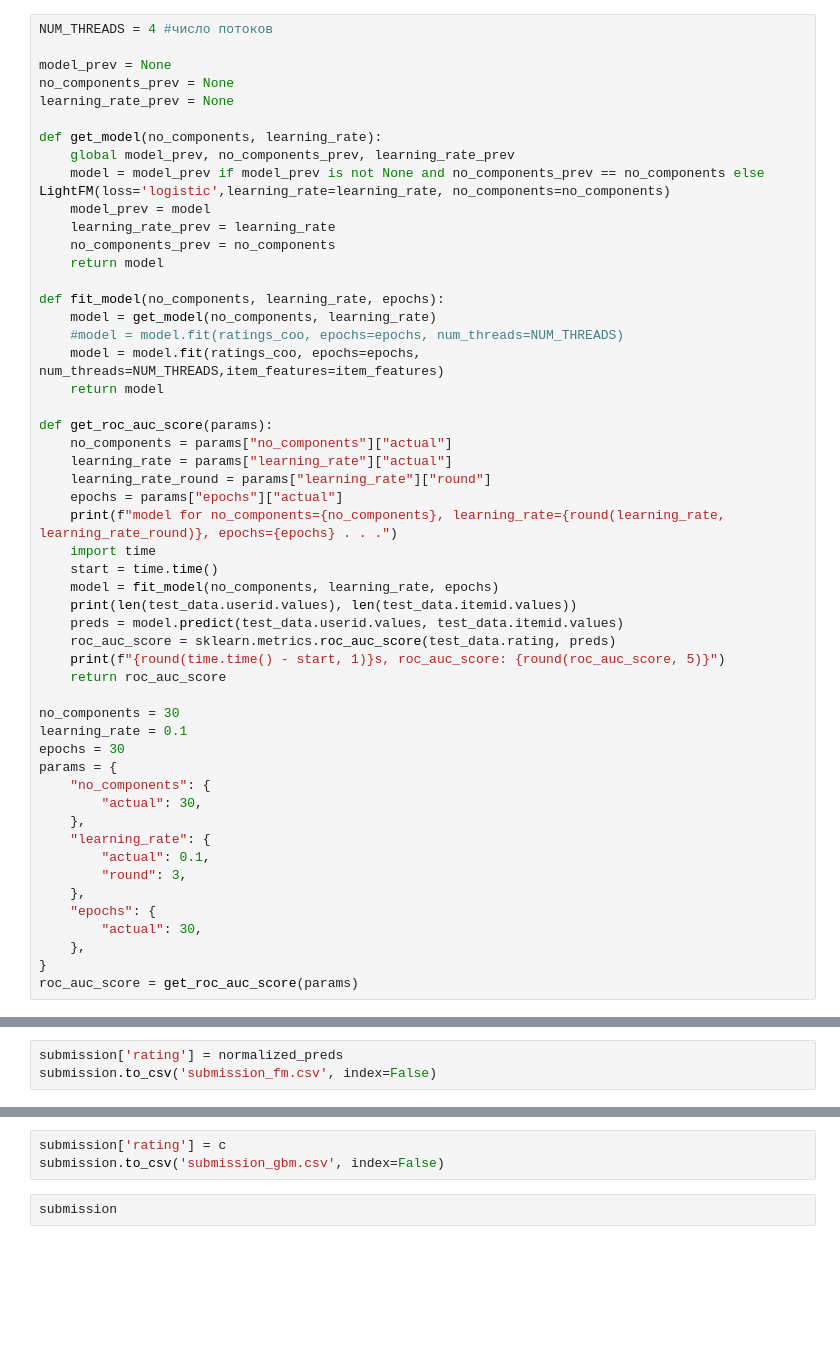
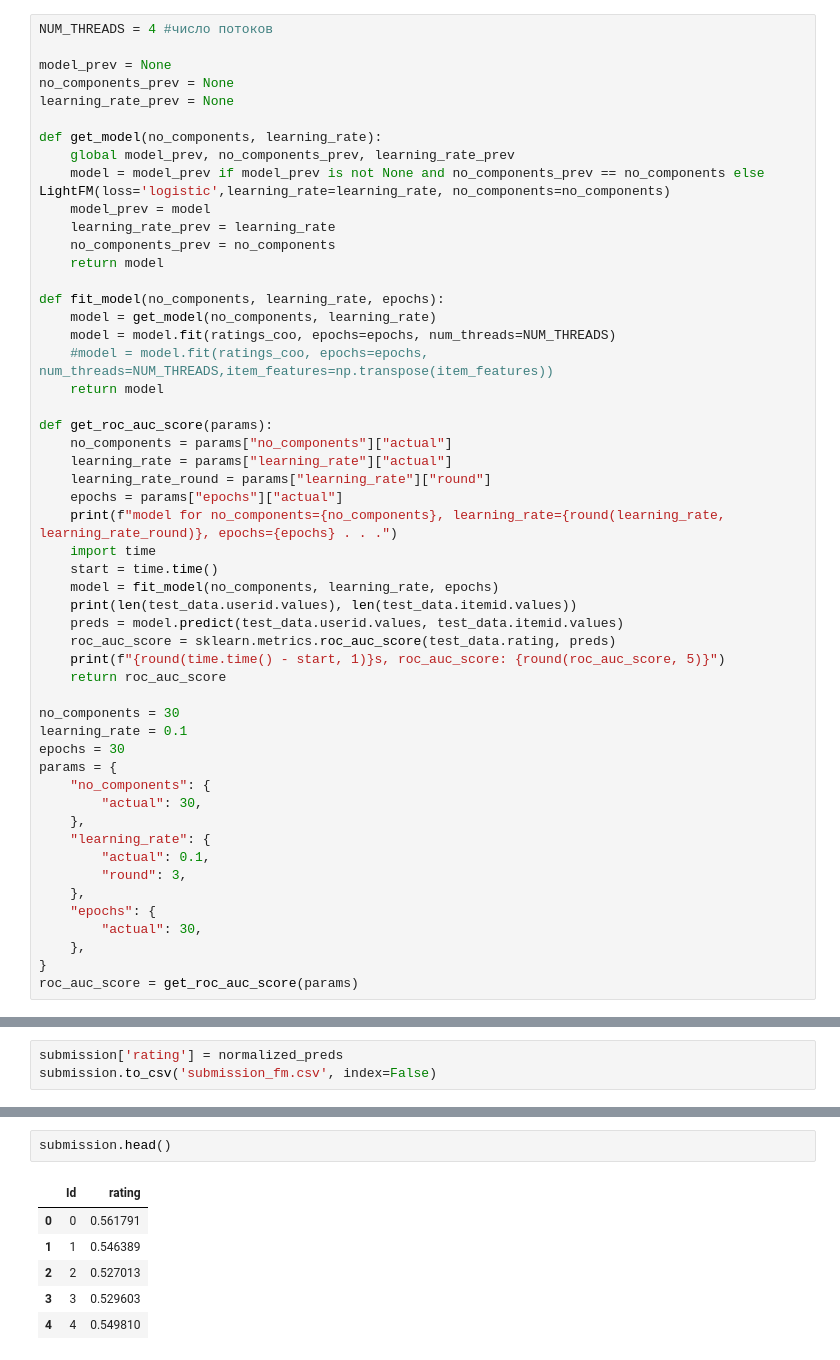
Before and after one commit to yurybikuzin/skillfactory_rds4_recommendation_challenge, a Jupyter notebook: main.ipynb, the cells around one changed output, grey strips where cells are left out. Cells and saved outputs as stored; diff of their text form; blank space fills up the shorter version.

```diff
--- a/main.ipynb
+++ b/main.ipynb
@@ -839,8 +846,8 @@ def get_model(no_components, learning_rate):
 
 def fit_model(no_components, learning_rate, epochs):
     model = get_model(no_components, learning_rate)
-    #model = model.fit(ratings_coo, epochs=epochs, num_threads=NUM_THREADS)
-    model = model.fit(ratings_coo, epochs=epochs, num_threads=NUM_THREADS,item_features=item_features)
+    model = model.fit(ratings_coo, epochs=epochs, num_threads=NUM_THREADS)
+    #model = model.fit(ratings_coo, epochs=epochs, num_threads=NUM_THREADS,item_features=np.transpose(item_features))
     return model
 
 def get_roc_auc_score(params):
@@ -1081,5 +1061,9 @@ preds_gbm
-# %%
-submission['rating'] = c
-submission.to_csv('submission_gbm.csv', index=False)
 # %%
-submission
+submission.head()
+# %% [output]
+|  | Id | rating |
+| 0 | 0 | 0.561791 |
+| 1 | 1 | 0.546389 |
+| 2 | 2 | 0.527013 |
+| 3 | 3 | 0.529603 |
+| 4 | 4 | 0.549810 |
```
Also changed, not shown: parts of 61 cells of this notebook.
